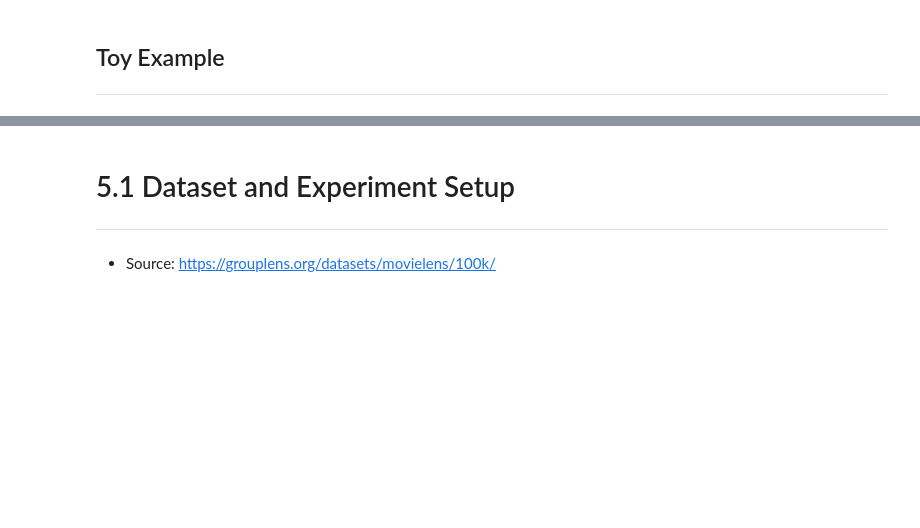
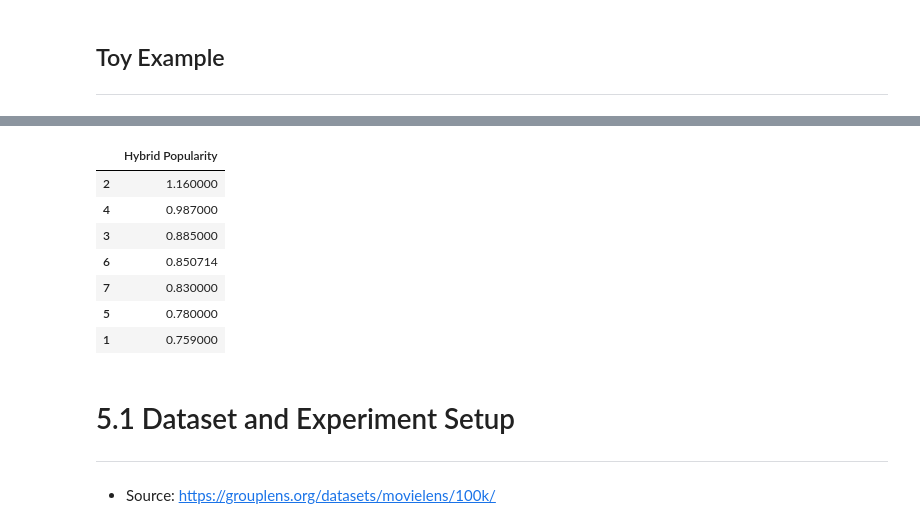
Before and after one commit to WypychKarolina/Cold-Start-Problem-in-RS, a Jupyter notebook: cold_start_demo.ipynb, the cells around one changed output, grey strips where cells are left out. Cells and saved outputs as stored; diff of their text form; code cells hidden in the pictures; blank space fills up the shorter version.

```diff
--- a/cold_start_demo.ipynb
+++ b/cold_start_demo.ipynb
@@ -44,11 +70,20 @@ uip
 # %%
 # Table 5. Toy example of hybrid popularity model
-alpha = 0.5
+alpha = 0.9
 
 hp = alpha * ip_norm + (1 - alpha) * uip[:3].sum()
 
 hp_df = pd.DataFrame([hp], index=["Hybrid Popularity"]).T
 hp_df.sort_values("Hybrid Popularity", ascending=False)
+# %% [output]
+|  | Hybrid Popularity |
+| 2 | 1.160000 |
+| 4 | 0.987000 |
+| 3 | 0.885000 |
+| 6 | 0.850714 |
+| 7 | 0.830000 |
+| 5 | 0.780000 |
+| 1 | 0.759000 |
 # %% [markdown]
 # 5.1 Dataset and Experiment Setup
 ---
```
Also changed, not shown: parts of 18 cells of this notebook.
